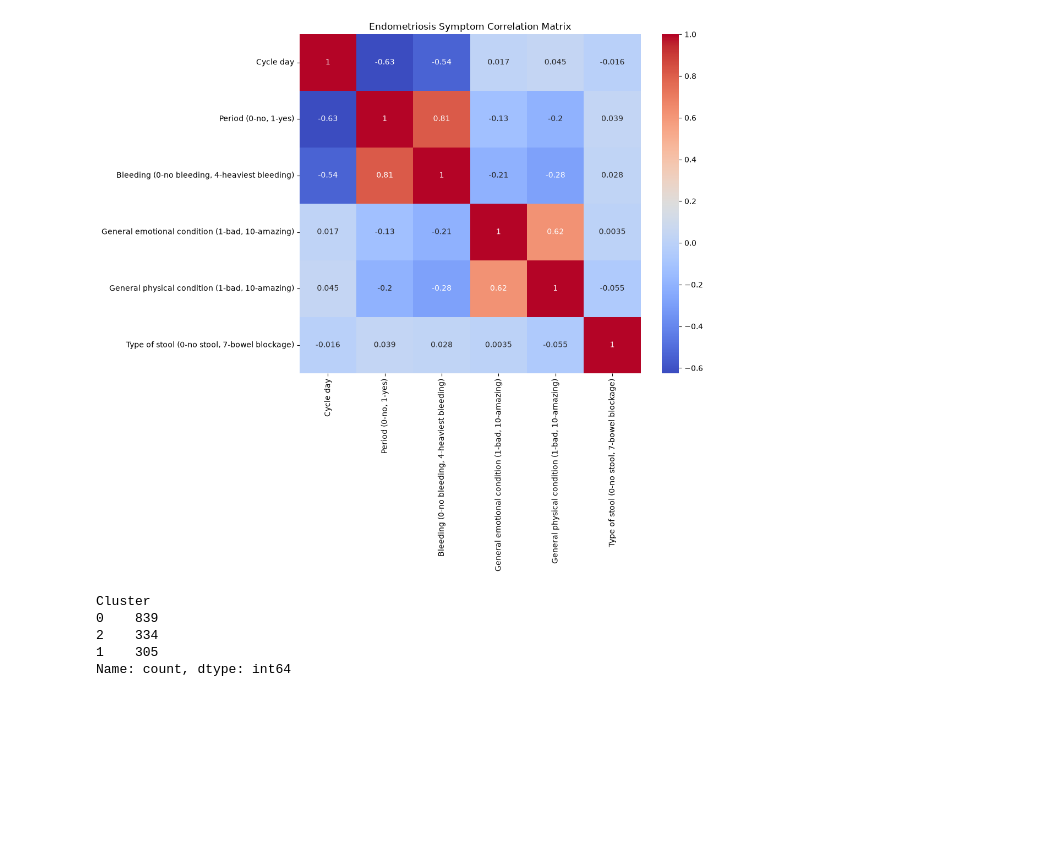
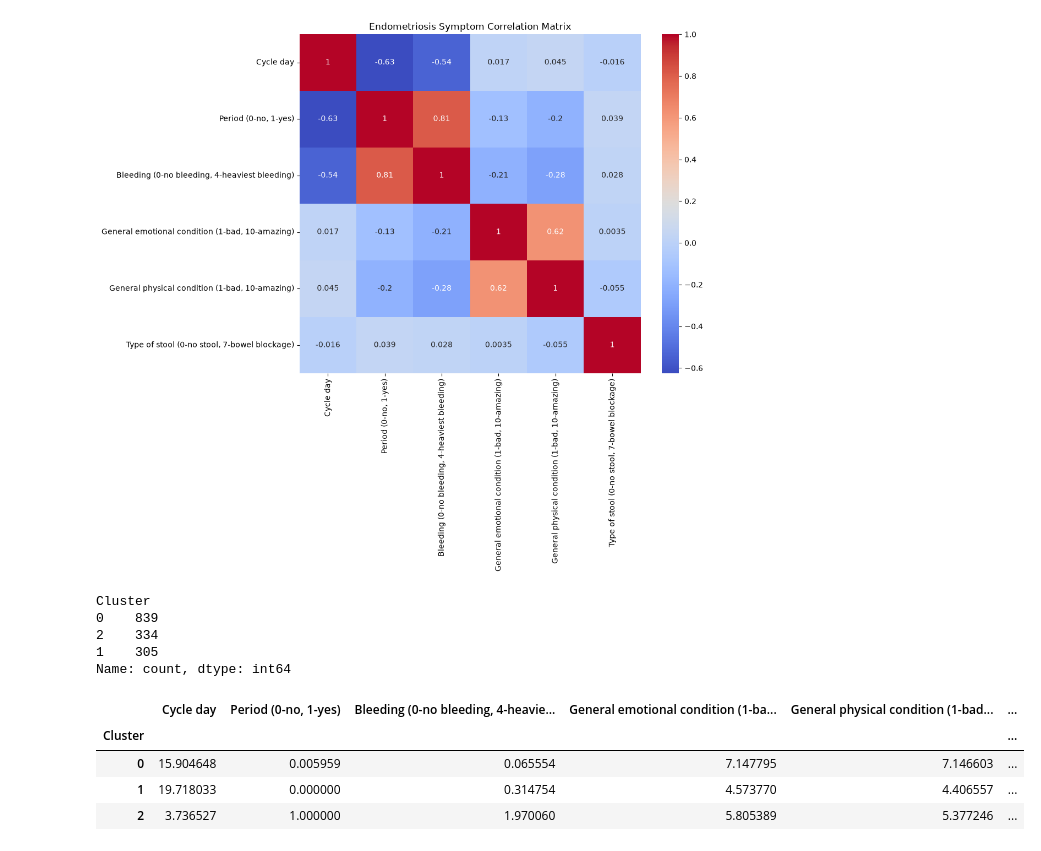
Before and after one commit to Sameeksha2597/endometriosis-ai, a Jupyter notebook: notebooks/04_symptom_intelligence_eda.ipynb, the cells around one changed output. Drawn from its saved outputs; the diff is of its cells as text; code cells hidden in the pictures; blank space fills up the shorter version.

```diff
--- a/notebooks/04_symptom_intelligence_eda.ipynb
+++ b/notebooks/04_symptom_intelligence_eda.ipynb
@@ -72,3 +72,11 @@ Cluster
 2    334
 1    305
 Name: count, dtype: int64
+# %%
+cluster_data.groupby("Cluster").mean()
+# %% [output]
+|  | Cycle day | Period (0-no, 1-yes) | Bleeding (0-no bleeding, 4-heavie... | General emotional condition (1-ba... | General physical condition (1-bad... | ... |
+| Cluster |  |  |  |  |  | ... |
+| 0 | 15.904648 | 0.005959 | 0.065554 | 7.147795 | 7.146603 | ... |
+| 1 | 19.718033 | 0.000000 | 0.314754 | 4.573770 | 4.406557 | ... |
+| 2 | 3.736527 | 1.000000 | 1.970060 | 5.805389 | 5.377246 | ... |
```
Also changed, not shown: parts of 1 cell of this notebook, 4 other files.
